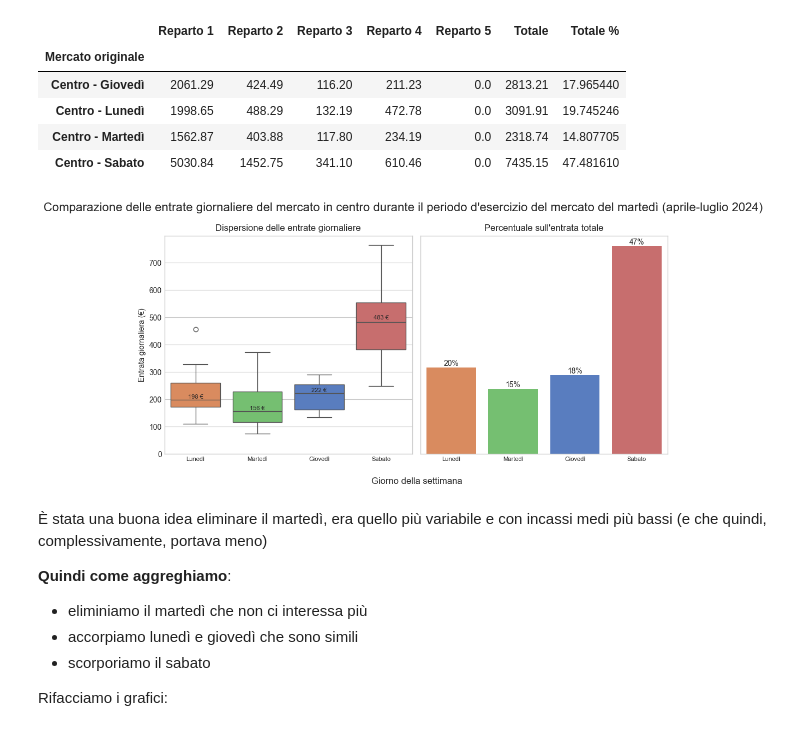
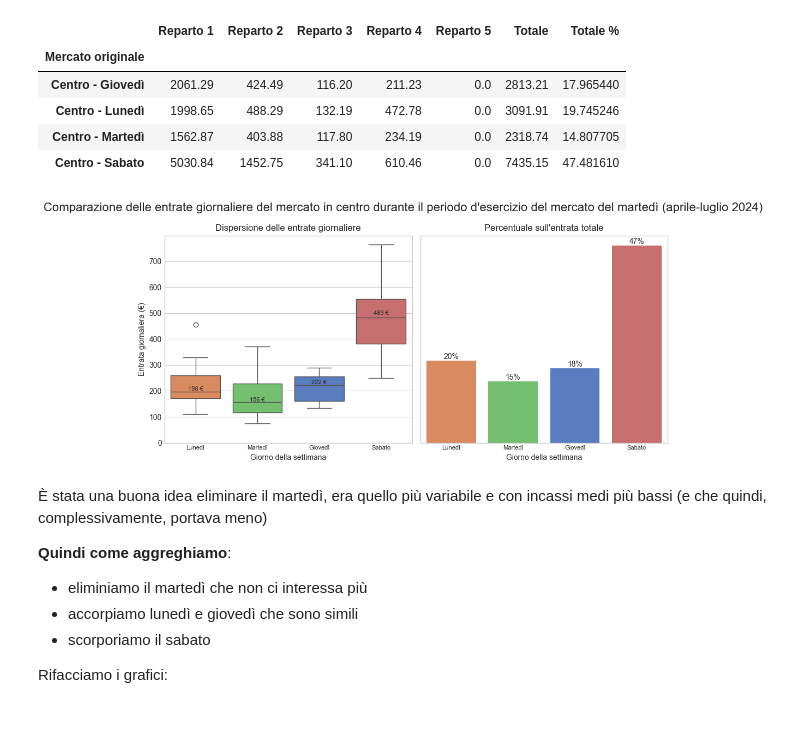
Before and after one commit to panda-with-issues/Fond-Scienze-dei-Dati-progetto, a Jupyter notebook: analisi_corrispettivi_la_di_cjastelan.ipynb, the cells around one changed output. Saved outputs shown, nothing was run; the diff lists cells and outputs as text; code cells hidden in the pictures.

```diff
--- a/analisi_corrispettivi_la_di_cjastelan.ipynb
+++ b/analisi_corrispettivi_la_di_cjastelan.ipynb
@@ -1545,7 +1542,7 @@ Dataset finale con entrate e volumi
 | 11 | 2024 | Reparto 4 | 10911.60 | 317 | 7.457759 | 22.675250 | Gelato, dessert\ne gastronomia |
 # %%
 fig, axes = plt.subplots(1, 2, figsize=(12, 6))
-fig.suptitle('Andamento per anno della distribuzione relativa delle entrate e dei volumi delle vendite per categorie di prodotti')
+fig.suptitle('Andamento per anno della distribuzione relativa delle entrate e dei volumi delle vendite per categorie di prodotti', fontsize=16)
 
 # entrate
 ax_entrate = axes[0]
@@ -1563,9 +1560,7 @@ ax_volumi.set_title('Volume complessivo delle vendite')
 for ax in axes:
     ax.yaxis.set_major_formatter(plt.FuncFormatter(lambda tick, pos: f'{int(tick)}%'))
     ax.set_ylabel('')
-    ax.set_xlabel('')
     ax.tick_params(axis='x', labelsize=10)
-fig.text(0.525, 0, 'Prodotto', ha='center', fontsize=12)
 
 plt.tight_layout()
 plt.show()
@@ -1840,9 +1835,8 @@ for ax in axes:
 # impostazioni comuni a entrambi i grafici
 for ax in axes:
     ax.set_xticklabels([ f"{tick.get_text().split(' ')[-1]}" for tick in ax.get_xticklabels() ])
-    ax.set_xlabel('')
-    #ax.tick_params(axis='x', labelsize=10)
-fig.text(0.525, -0.05, 'Giorno della settimana', ha='center', fontsize=12)
+    ax.set_xlabel('Giorno della settimana')
+#fig.text(0.525, -0.05, 'Giorno della settimana', ha='center', fontsize=12)
 
 plt.tight_layout()
 plt.show()
@@ -1915,37 +1909,35 @@ xtick_labels = [tick.get_text() for tick in ax_box.get_xticklabels()]
 
 for i, label in enumerate(xtick_labels):
     ax_box.text(i, medians[label] + vertical_offset[label], f'{medians[label]:.0f} €', ha='center', fontsize=8)
 
 # percentuali totali
 ax_tot = axes[1]
 sns.barplot(periodo_martedì_tot, x='Mercato originale', hue='Mercato originale', y='Totale %', palette=centro_palette, order=centro_order, ax=ax_tot)
 ax_tot.set_title('Percentuale sull\'entrata totale')
 
 # annoto le percentuali
 bars = ax_tot.containers
 labels = [f'{val:.0f}%' for val in periodo_martedì_tot['Totale %']]
 for container, label in zip(bars, labels):
     ax_tot.bar_label(container, labels=[label])
 
 ax_tot.set_ylabel('')
 ax_tot.grid(False)
 ax_tot.tick_params(axis='y', labelleft=False)
 
 # impostazioni comuni
 for ax in axes:
     ax.tick_params(axis='x', labelsize=8)
 
 # impostazioni comuni a entrambi i grafici
 for ax in axes:
     ax.set_xticklabels([ f"{tick.get_text().split(' ')[-1]}" for tick in ax.get_xticklabels() ])
-    ax.set_xlabel('')
-    #ax.tick_params(axis='x', labelsize=10)
-fig.text(0.525, -0.05, 'Giorno della settimana', ha='center', fontsize=12)
+    ax.set_xlabel('Giorno della settimana')
 
 plt.tight_layout()
 plt.show()
 # %% [output]
-[figure, old version]
+[figure, new version]
 # %% [markdown]
 È stata una buona idea eliminare il martedì, era quello più variabile e con incassi medi più bassi (e che quindi, complessivamente, portava meno)
 
```
Also changed, not shown: parts of 13 cells of this notebook.
